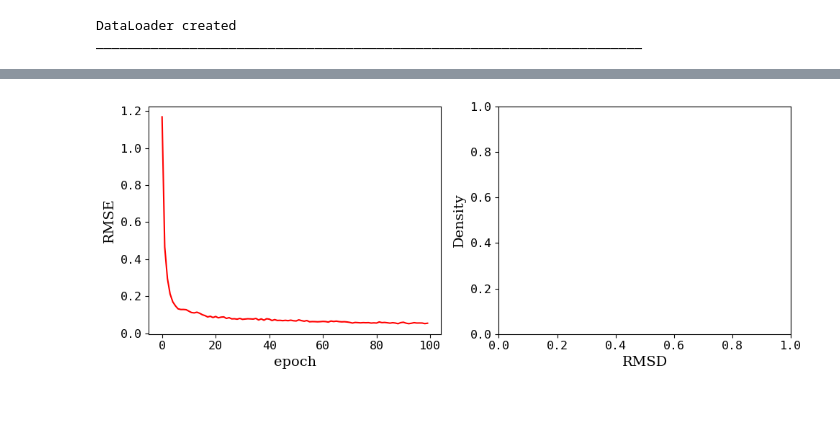
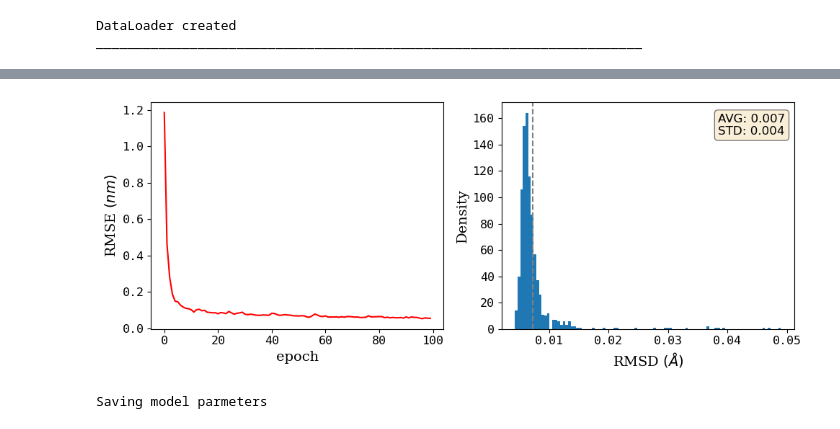
Before and after one commit to PDNALab/MDZip, a Jupyter notebook: compress/compress.ipynb, the cells around one changed output, grey strips where cells are left out. Saved outputs shown, nothing was run; the diff lists cells and outputs as text; code cells hidden in the pictures.

```diff
--- a/compress/compress.ipynb
+++ b/compress/compress.ipynb
@@ -61,18 +73,23 @@ SLURM auto-requeueing enabled. Setting signal handlers.
 # %%
 fig, ax = plt.subplots(figsize=(10,4), ncols=2)
 
 ax[0].tick_params(axis='both', which='major', labelsize=12, labelfontfamily='monospace')
 ax[0].plot(model.epoch_losses, color='red')
 ax[0].set_xlabel('epoch', fontsize=14, fontfamily='serif')
-ax[0].set_ylabel('RMSE', fontsize=14, fontfamily='serif')
+ax[0].set_ylabel('RMSE $(nm)$', fontsize=14, fontfamily='serif')
 
 ax[1].tick_params(axis='both', which='major', labelsize=12, labelfontfamily='monospace')
-# ax[1].plot(model.epoch_losses)
-ax[1].set_xlabel('RMSD', fontsize=14, fontfamily='serif')
+x = rmsd_validation(model=model, dl=traj_dl,
+                    top = '/orange/alberto.perezant/t.desilva/insulin/water/no_water_aligned/system.parm7')*10
+ax[1].hist(x, bins=100)
+ax[1].set_xlabel(r'RMSD $(\AA)$', fontsize=14, fontfamily='serif')
 ax[1].set_ylabel('Density', fontsize=14, fontfamily='serif')
+ax[1].text(0.74, 0.95, f'AVG: {np.mean(x):.3f}\nSTD: {np.std(x):.3f}', transform=ax[1].transAxes, fontsize=12,
+               verticalalignment='top', bbox=dict(boxstyle='round', facecolor='wheat', alpha=0.5))
+ax[1].axvline(x=np.mean(x), color='grey', linestyle='--', label='Vertical line at x=7')
 #give average value and the standard deviation
 
 plt.tight_layout()
 plt.show()
 # %% [output]
-[figure, old version]
+[figure, new version]
@@ -78,0 +98,5 @@ plt.show()
+# %%
+print('Saving model parmeters')
+torch.save(model, 'model.pt')
+# %% [output]
+Saving model parmeters
```
Also changed, not shown: parts of 3 cells of this notebook, 2 other files.
